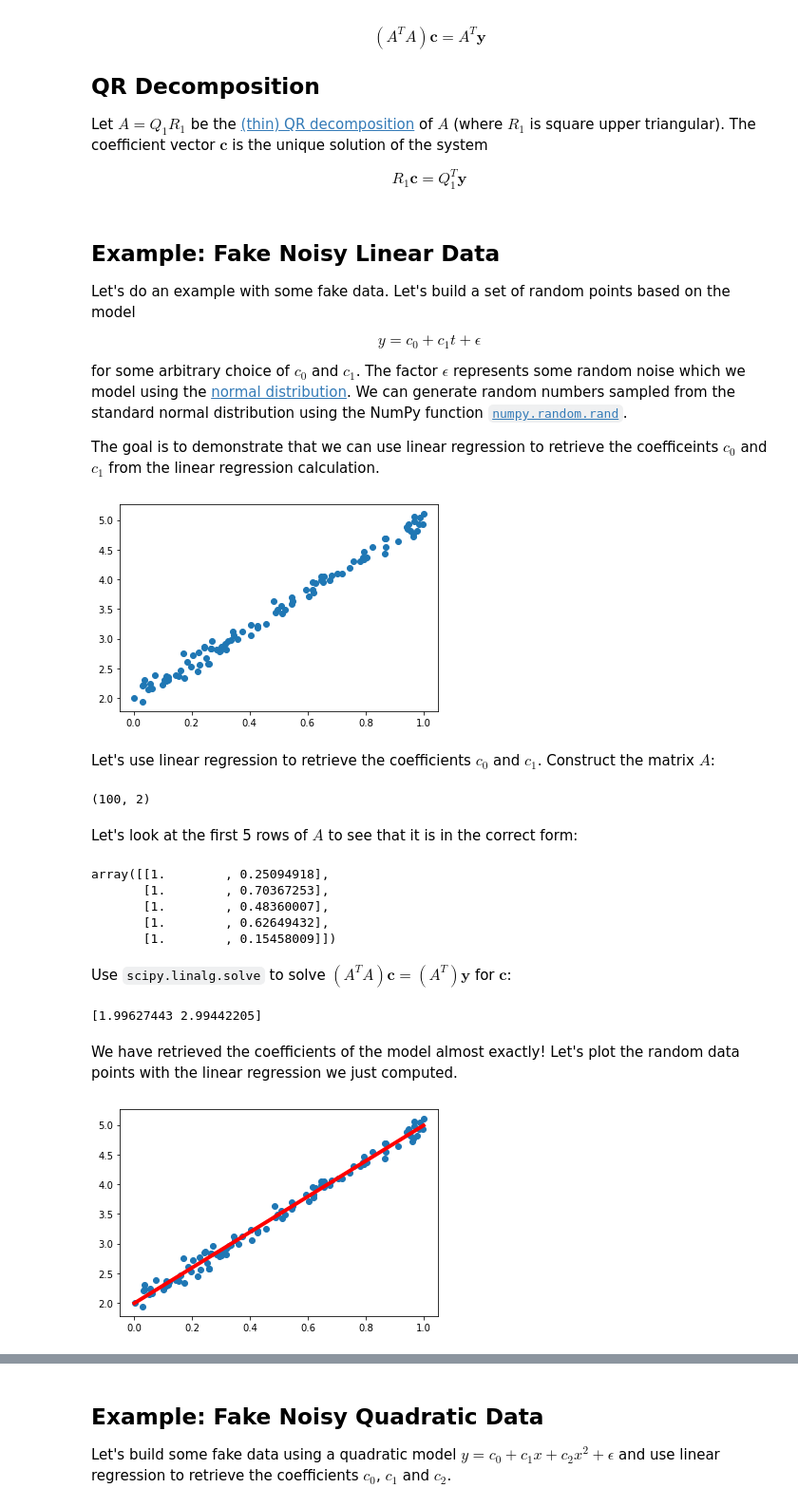
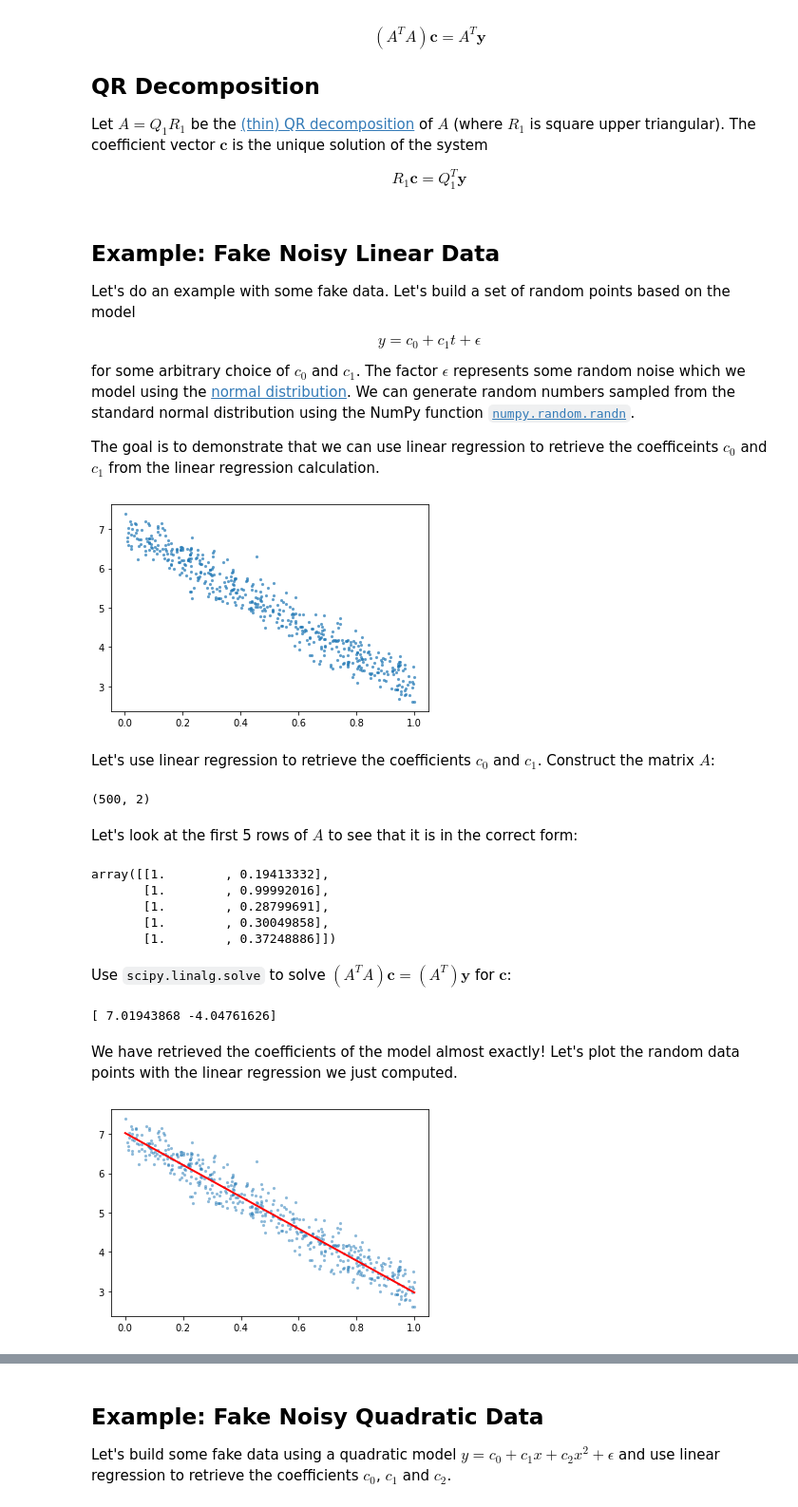
Before and after one commit to patrickwalls/math307, a Jupyter notebook: 06_least_squares_regression.ipynb, the cells around one changed output, grey strips where cells are left out. Shown at 95% size. Cells and saved outputs as stored; diff of their text form; code cells hidden in the pictures.

```diff
--- a/06_least_squares_regression.ipynb
+++ b/06_least_squares_regression.ipynb
@@ -80,54 +80,54 @@ $$
 y = c_0 + c_1 t + \epsilon
 $$
 
-for some arbitrary choice of $c_0$ and $c_1$. The factor $\epsilon$ represents some random noise which we model using the [normal distribution](https://en.wikipedia.org/wiki/Normal_distribution). We can generate random numbers sampled from the standard normal distribution using the NumPy function [`numpy.random.rand`](https://docs.scipy.org/doc/numpy/reference/generated/numpy.random.randn.html).
+for some arbitrary choice of $c_0$ and $c_1$. The factor $\epsilon$ represents some random noise which we model using the [normal distribution](https://en.wikipedia.org/wiki/Normal_distribution). We can generate random numbers sampled from the standard normal distribution using the NumPy function [`numpy.random.randn`](https://docs.scipy.org/doc/numpy/reference/generated/numpy.random.randn.html).
 
 The goal is to demonstrate that we can use linear regression to retrieve the coefficeints $c_0$ and $c_1$ from the linear regression calculation.
 # %%
-c0 = 2
-c1 = 3
-N = 100
-t = np.random.rand(100)
-noise = 0.1*np.random.randn(100)
+c0 = 7
+c1 = -4
+N = 500
+t = np.random.rand(N)
+noise = 0.3*np.random.randn(N)
 y = c0 + c1*t + noise
-plt.scatter(t,y);
+plt.scatter(t,y,alpha=0.7,lw=0,s=10);
 plt.show()
 # %% [output]
-[figure, old version]
+[figure, new version]
 # %% [markdown]
 Let's use linear regression to retrieve the coefficients $c_0$ and $c_1$. Construct the matrix $A$:
 # %%
 A = np.column_stack([np.ones(N),t])
 print(A.shape)
 # %% [output]
-(100, 2)
+(500, 2)
 # %% [markdown]
 Let's look at the first 5 rows of $A$ to see that it is in the correct form:
 # %%
 A[:5,:]
 # %% [output]
-array([[1.        , 0.25094918],
-       [1.        , 0.70367253],
-       [1.        , 0.48360007],
-       [1.        , 0.62649432],
-       [1.        , 0.15458009]])
+array([[1.        , 0.19413332],
+       [1.        , 0.99992016],
+       [1.        , 0.28799691],
+       [1.        , 0.30049858],
+       [1.        , 0.37248886]])
 # %% [markdown]
 Use `scipy.linalg.solve` to solve $\left(A^T A\right)\mathbf{c} = \left(A^T\right)\mathbf{y}$ for $\mathbf{c}$:
 # %%
 c = la.solve(A.T @ A, A.T @ y)
 print(c)
 # %% [output]
-[1.99627443 2.99442205]
+[ 7.01943868 -4.04761626]
 # %% [markdown]
 We have retrieved the coefficients of the model almost exactly! Let's plot the random data points with the linear regression we just computed.
 # %%
 ts = np.linspace(0,1,10)
 ys = c[0] + c[1]*ts
-plt.plot(ts,ys,'r',linewidth=4)
-plt.scatter(t,y);
+plt.plot(ts,ys,'r',linewidth=2)
+plt.scatter(t,y,alpha=0.5,lw=0,s=10);
 plt.show()
 # %% [output]
-[figure, old version]
+[figure, new version]
 # %% [markdown]
 # Polynomial Regression
 
```
Also changed, not shown: parts of 8 cells of this notebook, 2 other files.
